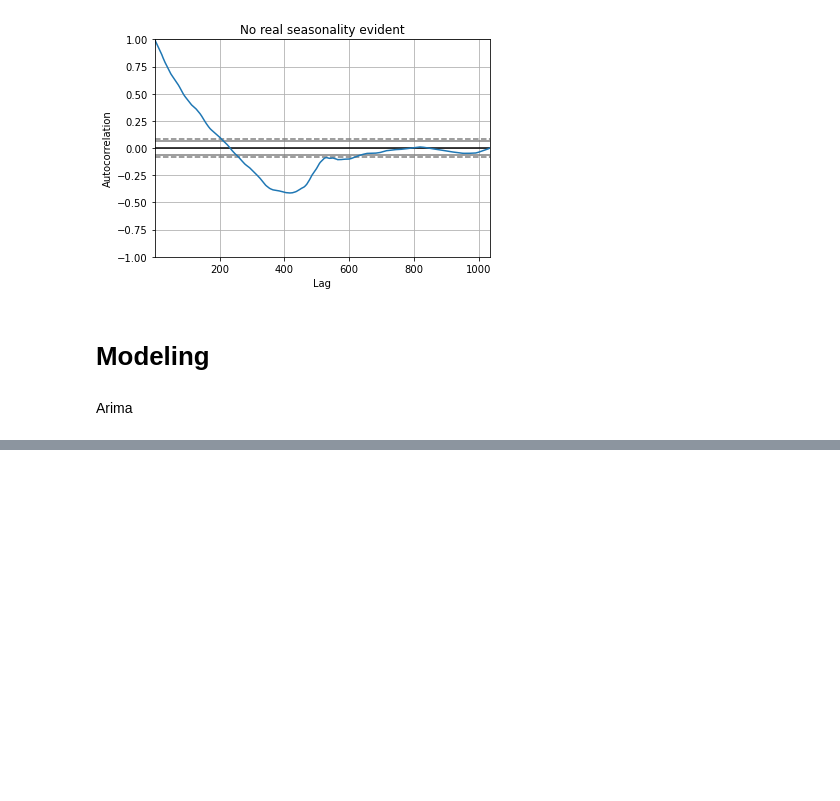
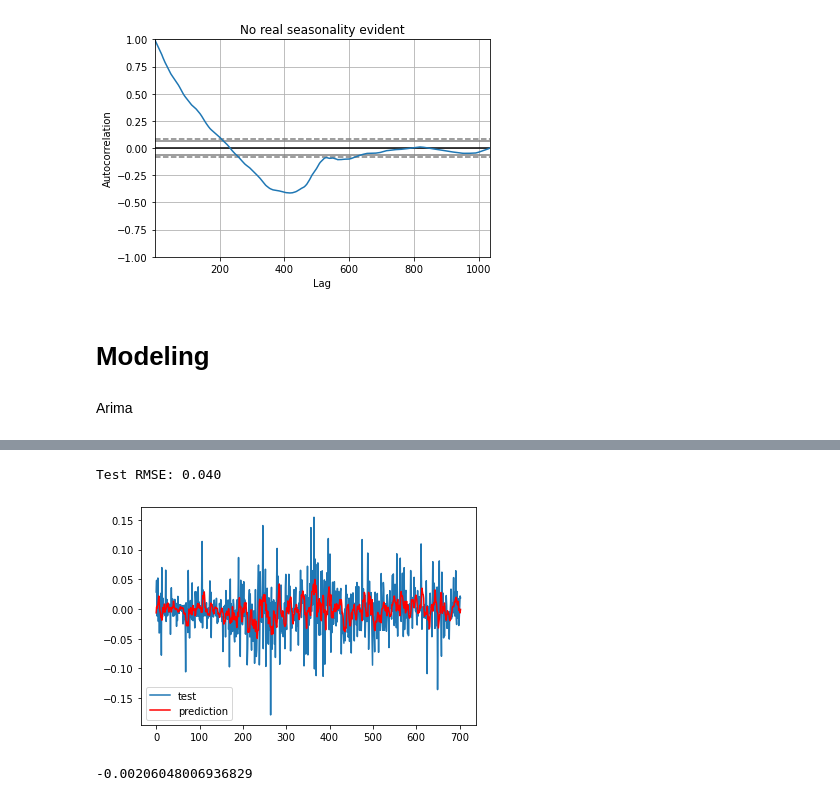
Before and after one commit to jesse-d-marder/personal-codeup-project, a Jupyter notebook: explore.ipynb, the cells around one changed output, grey strips where cells are left out. Saved outputs shown, nothing was run; the diff lists cells and outputs as text; code cells hidden in the pictures; blank space fills up the shorter version.

```diff
--- a/explore.ipynb
+++ b/explore.ipynb
@@ -221,3 +274,36 @@ print(residuals.describe())
+# %%
+# split into train and test sets
+X = btc.fwd_log_ret.values
+size = int(len(X) * 0.66)
+train_set, test_set = X[0:size], X[size:len(X)]
+history = [x for x in train_set]
+predictions = list()
+# walk-forward validation
+for t in range(len(test_set)):
+    model = ARIMA(history, order=(5,1,0))
+    model_fit = model.fit()
+    output = model_fit.forecast()
+    yhat = output[0]
+    predictions.append(yhat)
+    obs = test_set[t]
+    history.append(obs)
+    # print('predicted=%f, expected=%f' % (yhat, obs))
+# %%
+# evaluate forecasts
+rmse = mean_squared_error(test_set, predictions,squared=False)
+print('Test RMSE: %.3f' % rmse)
+# plot forecasts against actual outcomes
+plt.plot(test_set, label='test')
+plt.plot(predictions, label='prediction',color='red')
+plt.legend()
+plt.show()
+# %% [output]
+Test RMSE: 0.040
+[figure, added]
+# %%
+np.mean(predictions)
+# %% [output]
+-0.00206048006936829
 # %%
 y_train = train.fwd_log_ret
 # %%
```
Also changed, not shown: parts of 7 cells of this notebook.
